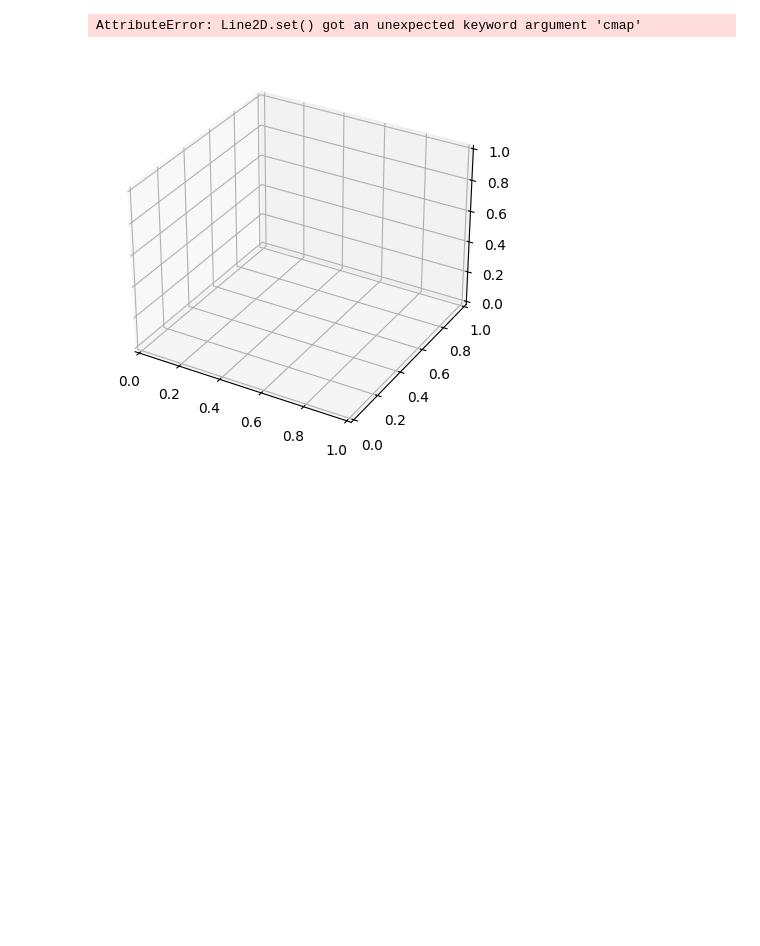
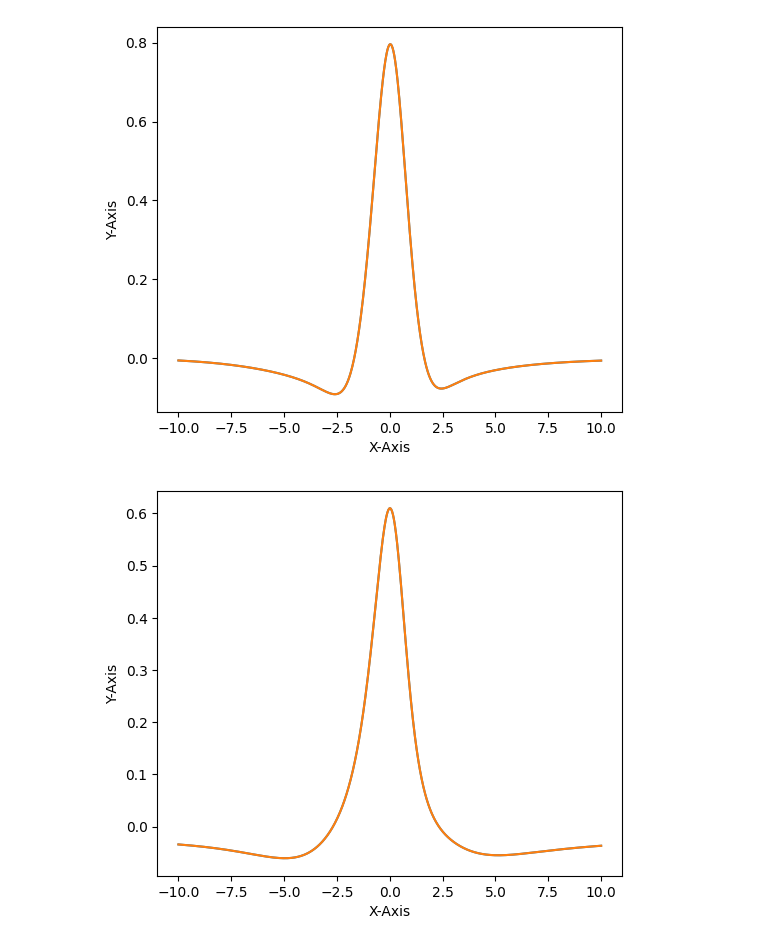
Before and after one commit to Fastaxx/equation-ednn, a Jupyter notebook: ednn_solver/GL_equation/post-process.ipynb, the cells around one changed output. Saved outputs shown, nothing was run; the diff lists cells and outputs as text; code cells hidden in the pictures; blank space fills up the shorter version.

```diff
--- a/ednn_solver/GL_equation/post-process.ipynb
+++ b/ednn_solver/GL_equation/post-process.ipynb
@@ -66,9 +35,0 @@ Text(0, 0.5, 'Loss')
-# %%
-fig, ax = plt.subplots()
-
-
-# Surface Plot
-
-ax.pcolormesh(x, y, omega, cmap='RdBu')
-
-# Labels
@@ -77,0 +36,3 @@ ax.pcolormesh(x, y, omega, cmap='RdBu')
+# %%
+u = np.load("./GL_NN/U4",allow_pickle=True)
+v = np.load("./GL_NN/V",allow_pickle=True)
@@ -103,25 +61,25 @@ u_list
 # %%
 for i in range(1,len(u_list)):
     x = np.load(x_list[i],allow_pickle=True)
     u = np.load(u_list[i],allow_pickle=True)
     v = np.load(v_list[i],allow_pickle=True)
 
     fig = plt.figure(figsize=(6,5))
-    ax = fig.add_subplot(111, projection='3d')
+    ax = fig.add_subplot(111)
 
     # Surface Plot
 
-    ax.plot(x, u, cmap=cm.jet)
+    ax.plot(x, u)
+    ax.plot(x, v)
 
     # Labels
 
     ax.set_xlabel('X-Axis')
     ax.set_ylabel('Y-Axis')
-    ax.set_zlabel('Z-Axis')
 
     # Save
     #plt.savefig(f'omega_plot_{i}.png')
     #plt.cla()
 # %% [output]
-AttributeError: Line2D.set() got an unexpected keyword argument 'cmap'
-[figure, old version]
+[figure, new version]
+[figure, added]
```
Also changed, not shown: parts of 8 cells of this notebook, 17 other files.
